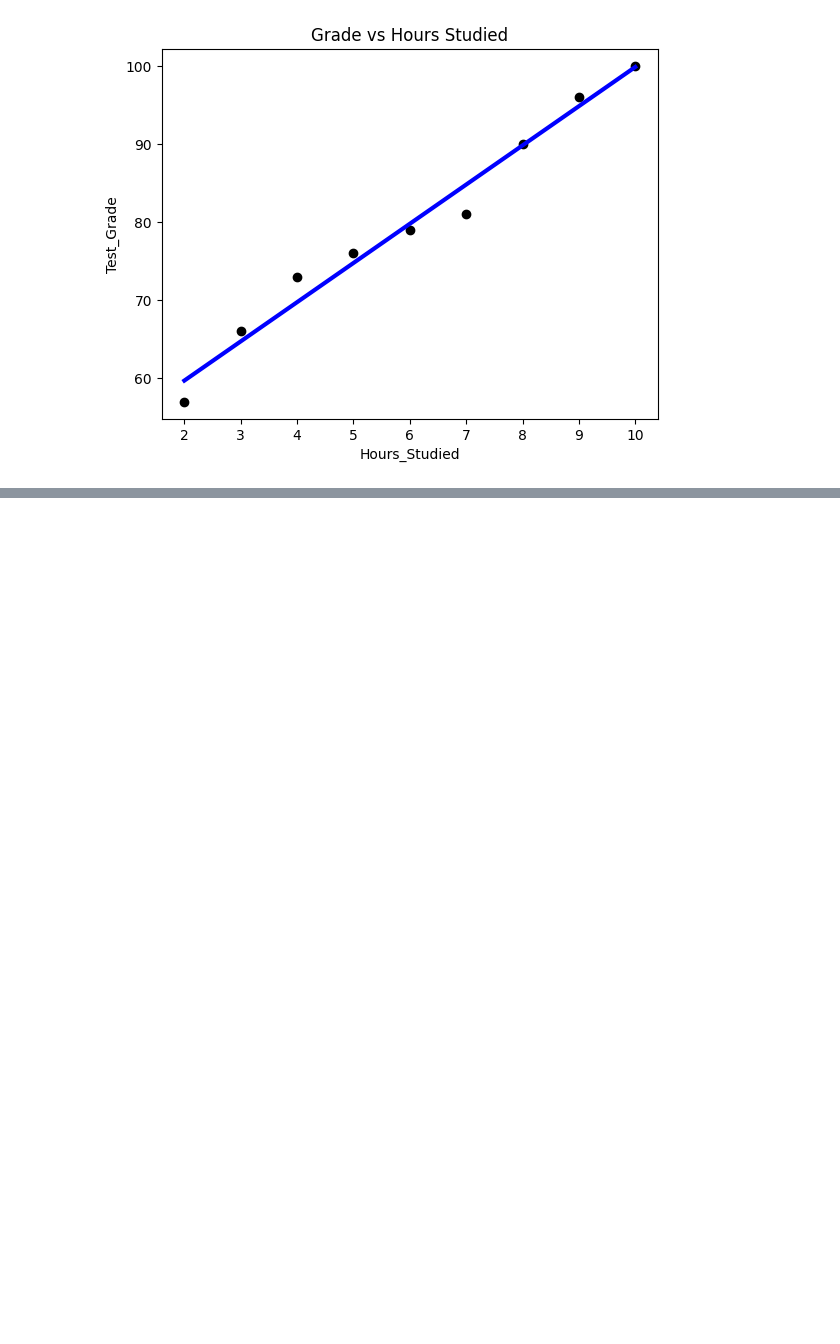
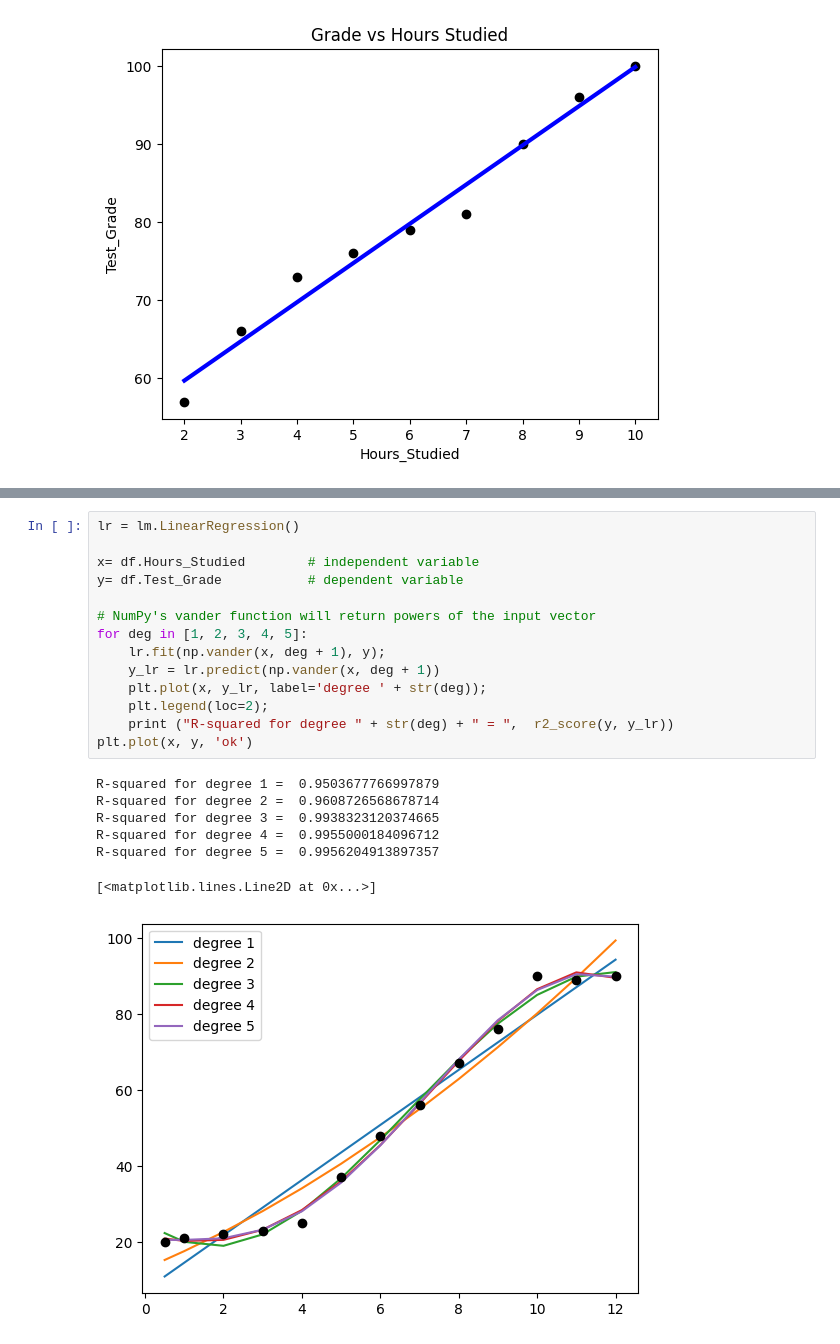
Before and after one commit to ejaj/machine-learning, a Jupyter notebook: fundamentals-ml/Regression.ipynb, the cells around one changed output, grey strips where cells are left out. Saved outputs shown, nothing was run; the diff lists cells and outputs as text; blank space fills up the shorter version.

```diff
--- a/fundamentals-ml/Regression.ipynb
+++ b/fundamentals-ml/Regression.ipynb
@@ -100,0 +219,22 @@ Text(0.5, 0, 'Hours_Studied')
+# %%
+lr = lm.LinearRegression()
+
+x= df.Hours_Studied        # independent variable
+y= df.Test_Grade           # dependent variable
+
+# NumPy's vander function will return powers of the input vector
+for deg in [1, 2, 3, 4, 5]:
+    lr.fit(np.vander(x, deg + 1), y);
+    y_lr = lr.predict(np.vander(x, deg + 1))
+    plt.plot(x, y_lr, label='degree ' + str(deg));
+    plt.legend(loc=2);
+    print ("R-squared for degree " + str(deg) + " = ",  r2_score(y, y_lr))
+plt.plot(x, y, 'ok')
+# %% [output]
+R-squared for degree 1 =  0.9503677766997879
+R-squared for degree 2 =  0.9608726568678714
+R-squared for degree 3 =  0.9938323120374665
+R-squared for degree 4 =  0.9955000184096712
+R-squared for degree 5 =  0.9956204913897357
+[<matplotlib.lines.Line2D at 0x...>]
+[figure, added]
```
Also changed, not shown: parts of 16 cells of this notebook, 14 other files.
